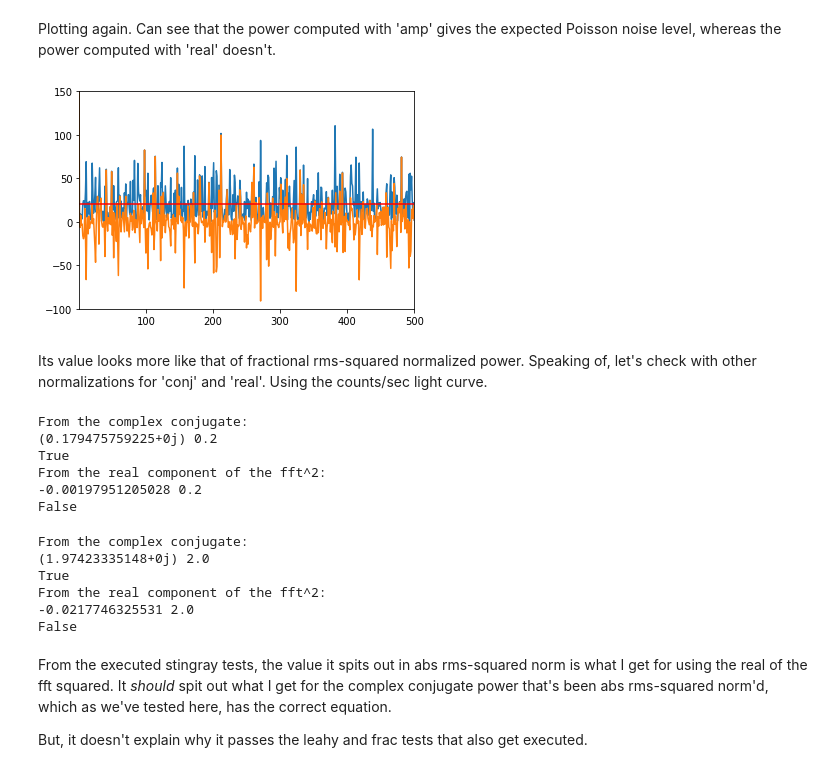
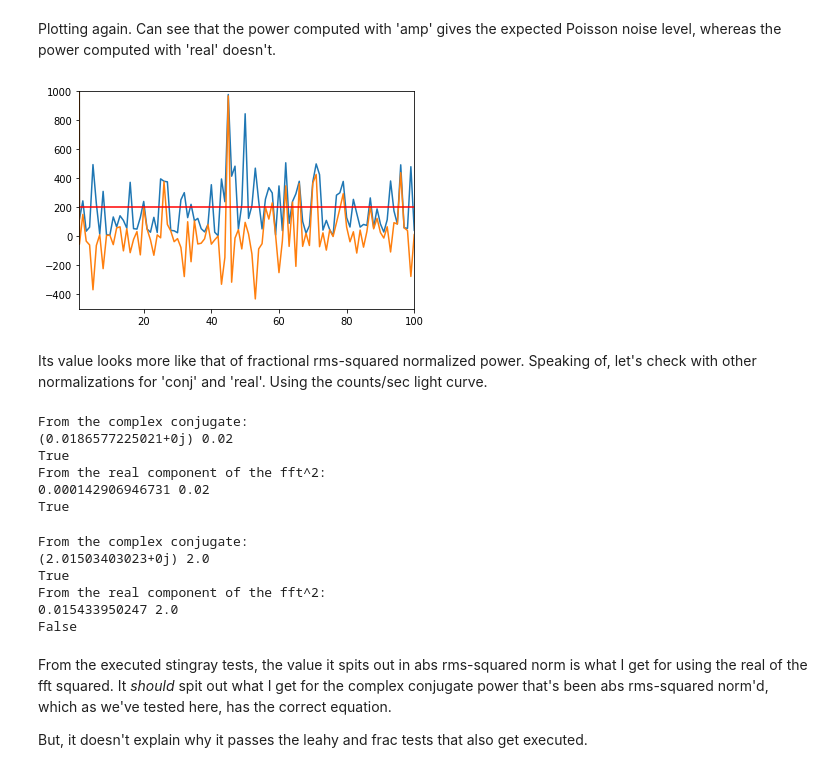
Before and after one commit to abigailStev/solid-barnacle, a Jupyter notebook: testing_power_normalizations.ipynb, the cells around one changed output. Cells and saved outputs as stored; diff of their text form; code cells hidden in the pictures.

```diff
--- a/testing_power_normalizations.ipynb
+++ b/testing_power_normalizations.ipynb
@@ -22,7 +22,7 @@ Using the same seed as in stingray/tests/test_crossspectrum.py (henceforth "the
 np.random.seed(20160528)
 tstart = 0.0
 tend = 1.0
-dt = 0.001
+dt = 0.0001
 n_bins = int(tend/dt)
 time = np.arange(tstart + 0.5 * dt, tend + 0.5 * dt, dt)
 assert n_bins == int(time.shape[0])
@@ -31,6 +31,6 @@ lc_1 = counts1/dt  # puts it in units of counts/second
 idx_nyq = int(n_bins/2)+1  # index of the nyquist frequency
 freqs = np.abs(fftpack.fftfreq(n_bins, d=dt)[0:idx_nyq])  # nyquist freq is neg in scipy; want it to be positive for plotting purposes
 mean_1 = np.mean(lc_1)  # actual mean of the light curve
-realrate_1 = 10.  # expected mean of the light curve
+realrate_1 = 100.  # expected mean of the light curve
 print(mean_1, realrate_1)
 # %% [output]
@@ -124,13 +124,13 @@ Plotting again. Can see that the power computed with 'amp' gives the expected Po
 # %%
 plt.plot(freqs, cts_absconj1)
 plt.plot(freqs, cts_absreal1)
 plt.axhline(y=abs_noise1, xmin=freqs[0], xmax=freqs[-1], color='r')
-plt.xlim(freqs[1], freqs[-1])
-plt.ylim(-100, 150)
+plt.xlim(freqs[1], 100)
+plt.ylim(-500, 1000)
 plt.show()
 plt.close()
 # %% [output]
-[figure, old version]
+[figure, new version]
 # %% [markdown]
 Its value looks more like that of fractional rms-squared normalized power. Speaking of, let's check with other normalizations for 'conj' and 'real'. Using the counts/sec light curve.
 # %%
@@ -147,11 +147,11 @@ print(np.mean(fracreal1), frac_noise1)
 print(np.isclose(np.mean(fracreal1), frac_noise1, atol=0.025))
 # %% [output]
 From the complex conjugate:
-(0.179475759225+0j) 0.2
+(0.0186577225021+0j) 0.02
 True
 From the real component of the fft^2:
--0.00197951205028 0.2
-False
+0.000142906946731 0.02
+True
 # %%
 leahy_noise = 2.
 print("From the complex conjugate:")
@@ -164,10 +164,10 @@ print(np.mean(leahyreal1), leahy_noise)
 print(np.isclose(np.mean(leahyreal1), leahy_noise, atol=0.05))
 # %% [output]
 From the complex conjugate:
-(1.97423335148+0j) 2.0
+(2.01503403023+0j) 2.0
 True
 From the real component of the fft^2:
--0.0217746325531 2.0
+0.015433950247 2.0
 False
 # %% [markdown]
 From the executed stingray tests, the value it spits out in abs rms-squared norm is what I get for using the real of the fft squared. It *should* spit out what I get for the complex conjugate power that's been abs rms-squared norm'd, which as we've tested here, has the correct equation.
```
Also changed, not shown: parts of 6 cells of this notebook.
